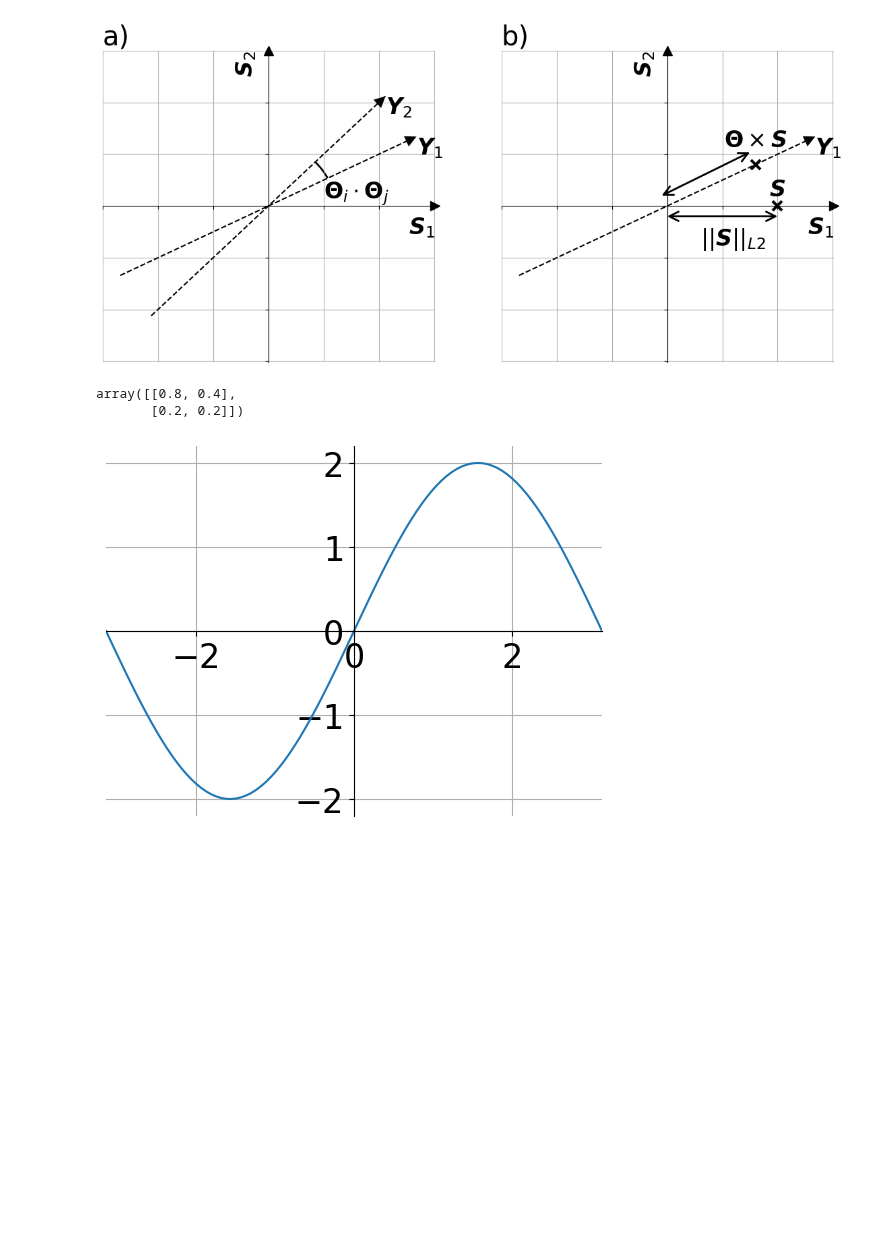
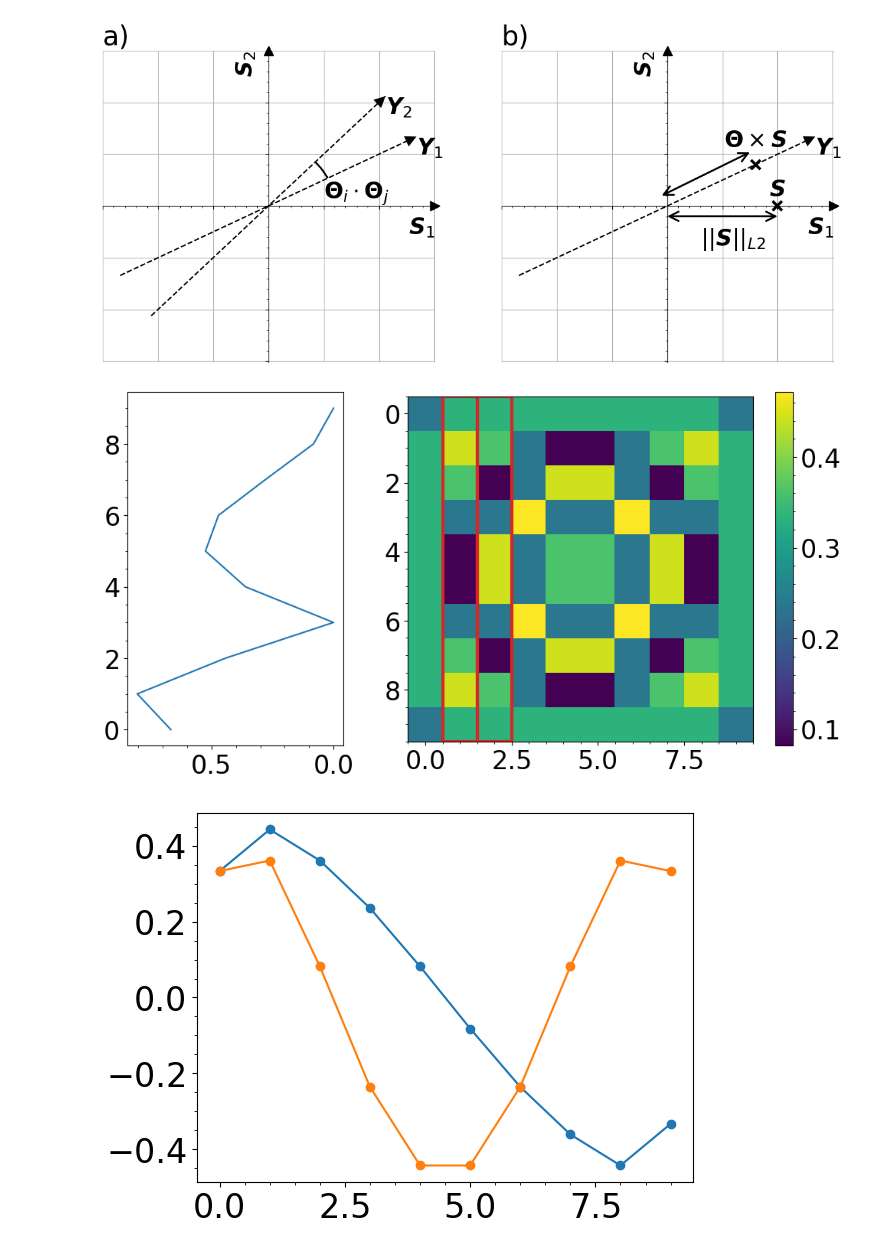
Before and after one commit to Jammi-Dodgers/THz-Compressed-Sensing, a Jupyter notebook: incoherence_and_rip_demo.ipynb, the cells around one changed output. Drawn from its saved outputs; the diff is of its cells as text; code cells hidden in the pictures; blank space fills up the shorter version.

```diff
--- a/incoherence_and_rip_demo.ipynb
+++ b/incoherence_and_rip_demo.ipynb
@@ -2,7 +2,7 @@
 import numpy as np
 from matplotlib import pyplot as plt, patches
 
-plt.rcParams.update({"font.size": 24, 'figure.facecolor': 'none', 'axes.facecolor': 'white'})
+plt.rcParams.update({"font.size": 24, 'figure.facecolor': 'none', 'axes.facecolor': 'white', 'xtick.minor.visible': True, 'ytick.minor.visible': True})
 # %%
 fig, axs = plt.subplots(1, 2, figsize=(14, 6))
 
@@ -65,35 +65,34 @@ axs[1].grid()
 plt.show()
 # %% [output]
 [figure]
-# %%
-y_transform
-# %% [output]
-array([[0.8, 0.4],
-       [0.2, 0.2]])
-# %%
-# Example from https://en.moonbooks.org/Articles/How-to-put-the-origin-in-the-center-of-the-figure-with-matplotlib-/
-
-import numpy as np
-import matplotlib.pyplot as plt
-
-
-fig = plt.figure()
-
-x = np.linspace(-np.pi, np.pi, 100)
-y = 2*np.sin(x)
-
-ax = plt.gca()
-
-ax.plot(x, y)
-ax.grid(True)
-ax.spines['left'].set_position('zero')
-ax.spines['right'].set_color('none')
-ax.spines['bottom'].set_position('zero')
-ax.spines['top'].set_color('none')
-
-plt.xlim(-np.pi,np.pi)
-
-plt.savefig("CenterOriginMatplotlib01.png")
-plt.show()
-# %% [output]
-[figure, removed]
+# %%
+from scipy import fft as spfft
+import CS_functions as cs
+
+N = 10
+freqs = np.array([1, 2])
+
+dct_matrix = spfft.dct(np.identity(N), axis= 0, norm= "ortho", type= 1)
+
+fig, axs = plt.subplots(1, 2, figsize=(12, 6), gridspec_kw={"width_ratios": [1, 2]})
+
+axs[0].plot(np.abs(np.sum(dct_matrix[:,freqs], axis= 1)), np.arange(N),  color='tab:blue')
+axs[0].xaxis.set_inverted(True)
+
+boxs = [patches.Rectangle((freq -0.5, -0.5), 1, N, linewidth=3, edgecolor='tab:red', facecolor='none', transform= axs[1].transData) for freq in freqs]
+
+im = axs[1].imshow(np.abs(dct_matrix), cmap="viridis")
+[axs[1].add_patch(box) for box in boxs]
+
+fig.colorbar(im, ax=axs[1])
+plt.show()
+
+
+fig, axs = plt.subplots()
+
+axs.plot(np.arange(N), dct_matrix[:,freqs], marker= "o")
+
+plt.show()
+# %% [output]
+[figure, added]
+[figure, added]
```
Also changed, not shown: parts of 6 cells of this notebook, 8 other files.
